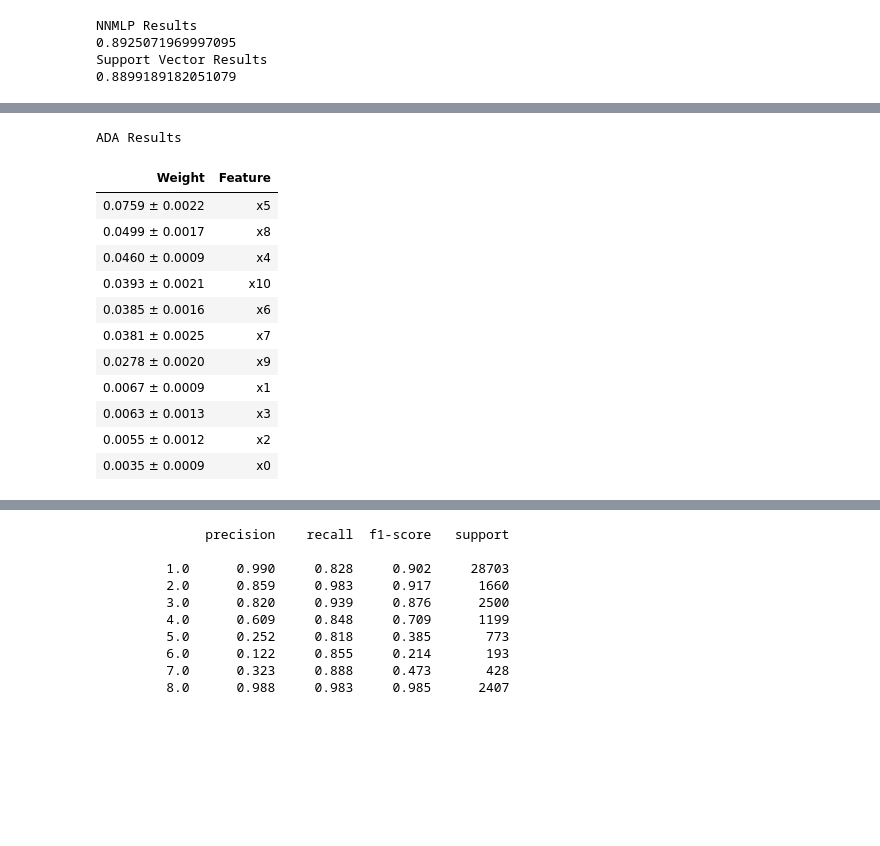
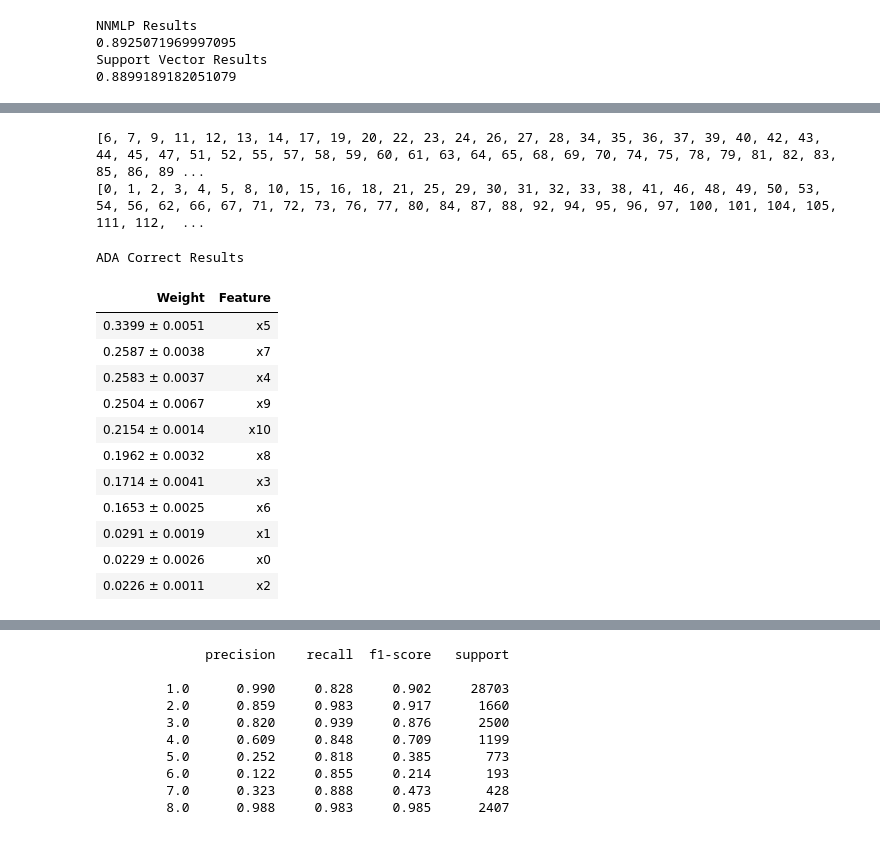
Before and after one commit to shouryaverma/cs_lvl4_project, a Jupyter notebook: code notebooks/sklearn_models.ipynb, the cells around one changed output, grey strips where cells are left out. Cells and saved outputs as stored; diff of their text form; code cells hidden in the pictures; blank space fills up the shorter version.

```diff
--- a/code notebooks/sklearn_models.ipynb
+++ b/code notebooks/sklearn_models.ipynb
@@ -182,18 +211,29 @@ GBC Results
+# %%
+misclass_ada = np.where(y_pred_ada!=y_test)
+misclass_ada = misclass_ada[0].tolist()
+print(misclass_ada)
+
+correct_ada = np.where(y_pred_ada==y_test)
+correct_ada = correct_ada[0].tolist()
+print(correct_ada)
+# %% [output]
+[6, 7, 9, 11, 12, 13, 14, 17, 19, 20, 22, 23, 24, 26, 27, 28, 34, 35, 36, 37, 39, 40, 42, 43, 44, 45, 47, 51, 52, 55, 57, 58, 59, 60, 61, 63, 64, 65, 68, 69, 70, 74, 75, 78, 79, 81, 82, 83, 85, 86, 89 ...
+[0, 1, 2, 3, 4, 5, 8, 10, 15, 16, 18, 21, 25, 29, 30, 31, 32, 33, 38, 41, 46, 48, 49, 50, 53, 54, 56, 62, 66, 67, 71, 72, 73, 76, 77, 80, 84, 87, 88, 92, 94, 95, 96, 97, 100, 101, 104, 105, 111, 112,  ...
 # %%
-perm_ada = PermutationImportance(ada_clf).fit(X_test, y_test)
-print('ADA Results')
+perm_ada = PermutationImportance(ada_clf).fit(X_test[correct_ada[:]], y_test[correct_ada[:]])
+print('ADA Correct Results')
 eli5.show_weights(perm_ada)
 # %% [output]
-ADA Results
+ADA Correct Results
 | Weight | Feature |
-| 0.0759 ± 0.0022 | x5 |
-| 0.0499 ± 0.0017 | x8 |
-| 0.0460 ± 0.0009 | x4 |
-| 0.0393 ± 0.0021 | x10 |
-| 0.0385 ± 0.0016 | x6 |
-| 0.0381 ± 0.0025 | x7 |
-| 0.0278 ± 0.0020 | x9 |
-| 0.0067 ± 0.0009 | x1 |
-| 0.0063 ± 0.0013 | x3 |
-| 0.0055 ± 0.0012 | x2 |
-| 0.0035 ± 0.0009 | x0 |
+| 0.3399 ± 0.0051 | x5 |
+| 0.2587 ± 0.0038 | x7 |
+| 0.2583 ± 0.0037 | x4 |
+| 0.2504 ± 0.0067 | x9 |
+| 0.2154 ± 0.0014 | x10 |
+| 0.1962 ± 0.0032 | x8 |
+| 0.1714 ± 0.0041 | x3 |
+| 0.1653 ± 0.0025 | x6 |
+| 0.0291 ± 0.0019 | x1 |
+| 0.0229 ± 0.0026 | x0 |
+| 0.0226 ± 0.0011 | x2 |
```
Also changed, not shown: parts of 18 cells of this notebook, 2 other files.
